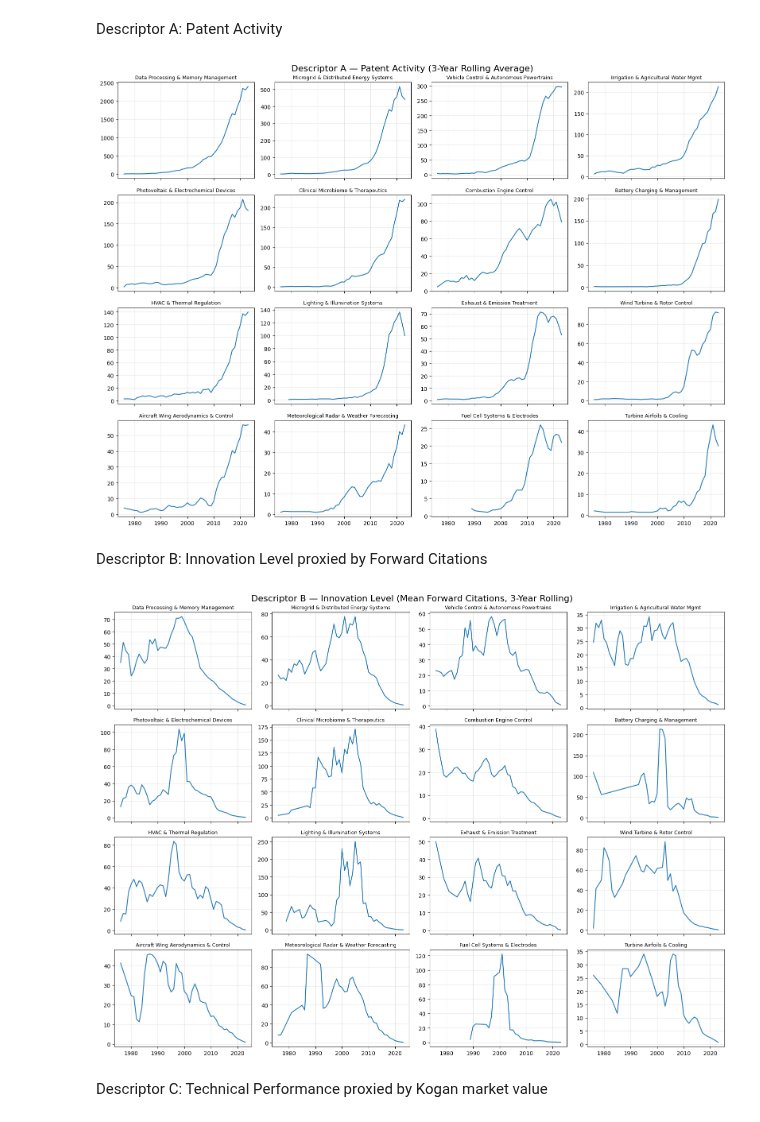
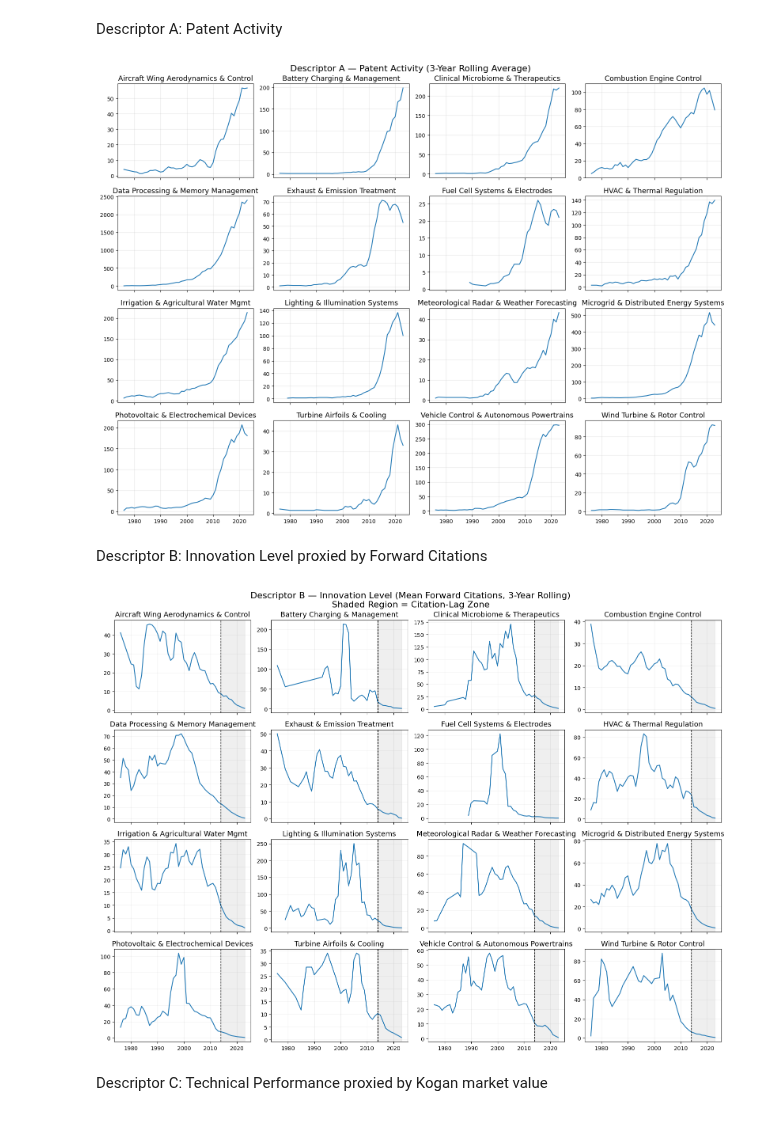
Before and after one commit to lmamede/disciplina-prospeccao, a Jupyter notebook: notebooks/GreenAI_Patent_Analysis.ipynb, the cells around one changed output. Cells and saved outputs as stored; diff of their text form; code cells hidden in the pictures.

Commit message:
Finishing plots

```diff
--- a/notebooks/GreenAI_Patent_Analysis.ipynb
+++ b/notebooks/GreenAI_Patent_Analysis.ipynb
@@ -124,38 +124,49 @@ Descriptor A: Patent Activity
 fig, axes = plt.subplots(4, 4, figsize=(16, 12), sharex=True)
 axes = axes.flatten()
 
-for ax, d in zip(axes, domains):
+for ax, d in zip(axes, domains_sorted):
     sub = df_green_AI[df_green_AI[domain_id_col]==d]
     A = smooth(sub.groupby(year_col).size())
 
     ax.plot(A.index, A.values)
-    ax.set_title(domain_labels.get(d, f"Domain {d}"), fontsize=9)
+    ax.set_title(domain_labels.get(d, f"Domain {d}"), fontsize=13)
     ax.grid(alpha=0.3)
 
 fig.suptitle("Descriptor A — Patent Activity (3-Year Rolling Average)", fontsize=16)
 plt.tight_layout()
+plt.savefig("../results/maturity_analysis-descriptor-A.png", dpi=300, bbox_inches='tight')
+
 plt.show()
 # %% [output]
-[figure, old version]
+[figure, new version]
 # %% [markdown]
 Descriptor B: Innovation Level proxied by Forward Citations
 # %%
+lag_start_year = 2014
+lag_color = 'lightgray'
+lag_alpha = 0.35
+
 fig, axes = plt.subplots(4, 4, figsize=(16, 12), sharex=True)
 axes = axes.flatten()
 
-for ax, d in zip(axes, domains):
+for ax, d in zip(axes, domains_sorted):
     sub = df_green_AI[df_green_AI["tech_domain"]==d]
     B = smooth(sub.groupby(year_col)[forward_citation_col].mean())
 
     ax.plot(B.index, B.values)
-    ax.set_title(domain_labels.get(d, f"Domain {d}"), fontsize=9)
-    ax.grid(alpha=0.3)
+    ax.set_title(domain_labels.get(d, f"Domain {d}"), fontsize=13)
 
-fig.suptitle("Descriptor B — Innovation Level (Mean Forward Citations, 3-Year Rolling)", fontsize=16)
+    ax.axvspan(lag_start_year, B.index.max(),color=lag_color, alpha=lag_alpha)
+    ax.axvline(lag_start_year, color='black', linestyle='--', linewidth=1)
+
+    ax.grid(True, alpha=0.2)
+
+fig.suptitle("Descriptor B — Innovation Level (Mean Forward Citations, 3-Year Rolling)\nShaded Region = Citation-Lag Zone", fontsize=16)
 plt.tight_layout()
+plt.savefig("../results/maturity_analysis-descriptor-B.png", dpi=300, bbox_inches='tight')
 plt.show()
 # %% [output]
-[figure, old version]
+[figure, new version]
 # %% [markdown]
 Descriptor C: Technical Performance proxied by Kogan market value
 # %%
```
Also changed, not shown: parts of 21 cells of this notebook, 6 other files.
